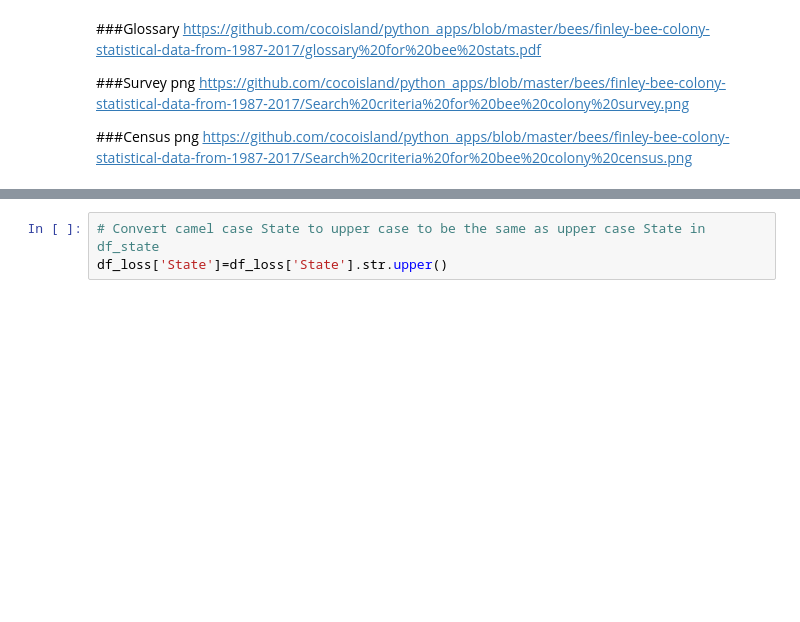
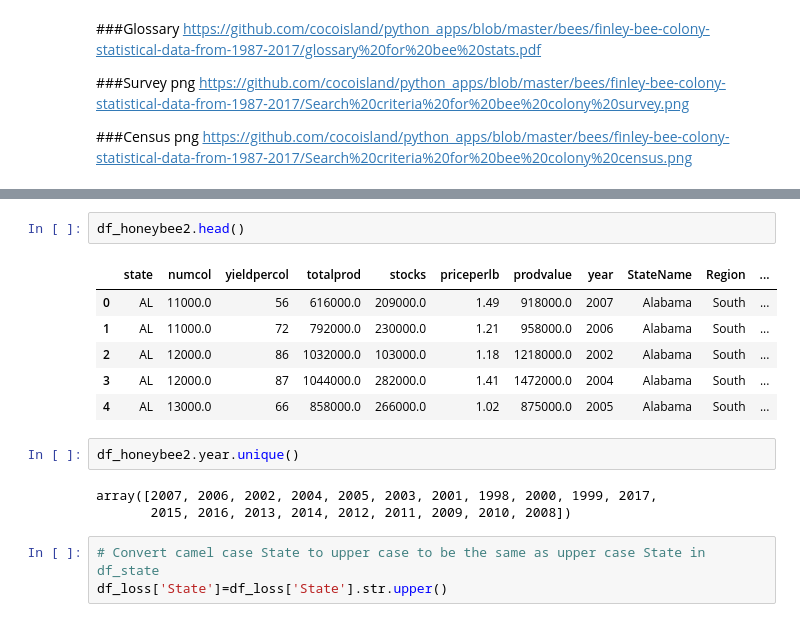
Before and after one commit to cocoisland/python_apps, a Jupyter notebook: bees/bees_colony.ipynb, the cells around one changed output, grey strips where cells are left out. Saved outputs shown, nothing was run; the diff lists cells and outputs as text; blank space fills up the shorter version.

```diff
--- a/bees/bees_colony.ipynb
+++ b/bees/bees_colony.ipynb
@@ -37,3 +48,17 @@ df_loss.head()
+# %%
+df_honeybee2.head()
+# %% [output]
+|  | state | numcol | yieldpercol | totalprod | stocks | priceperlb | prodvalue | year | StateName | Region | ... |
+| 0 | AL | 11000.0 | 56 | 616000.0 | 209000.0 | 1.49 | 918000.0 | 2007 | Alabama | South | ... |
+| 1 | AL | 11000.0 | 72 | 792000.0 | 230000.0 | 1.21 | 958000.0 | 2006 | Alabama | South | ... |
+| 2 | AL | 12000.0 | 86 | 1032000.0 | 103000.0 | 1.18 | 1218000.0 | 2002 | Alabama | South | ... |
+| 3 | AL | 12000.0 | 87 | 1044000.0 | 282000.0 | 1.41 | 1472000.0 | 2004 | Alabama | South | ... |
+| 4 | AL | 13000.0 | 66 | 858000.0 | 266000.0 | 1.02 | 875000.0 | 2005 | Alabama | South | ... |
+# %%
+df_honeybee2.year.unique()
+# %% [output]
+array([2007, 2006, 2002, 2004, 2005, 2003, 2001, 1998, 2000, 1999, 2017,
+       2015, 2016, 2013, 2014, 2012, 2011, 2009, 2010, 2008])
 # %%
 # Convert camel case State to upper case to be the same as upper case State in df_state
 df_loss['State']=df_loss['State'].str.upper()
```
Also changed, not shown: parts of 13 cells of this notebook.
